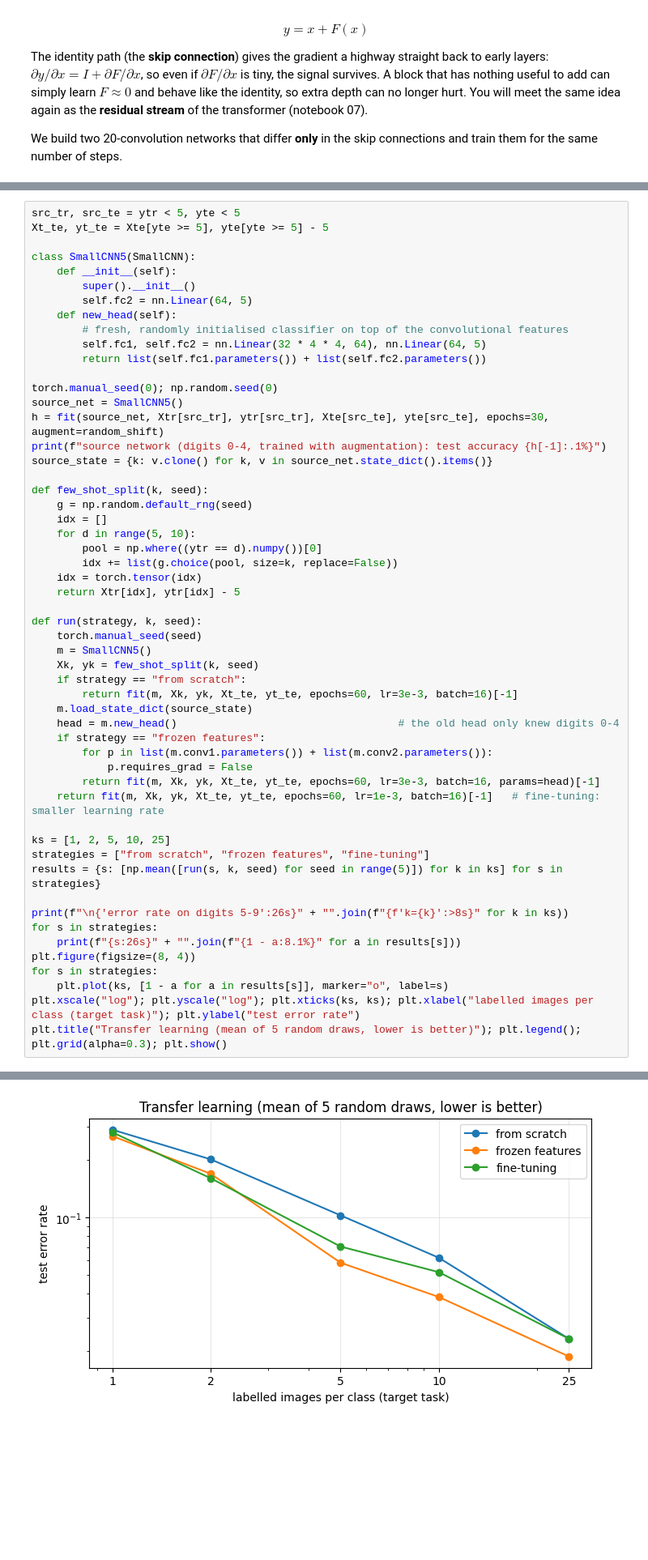
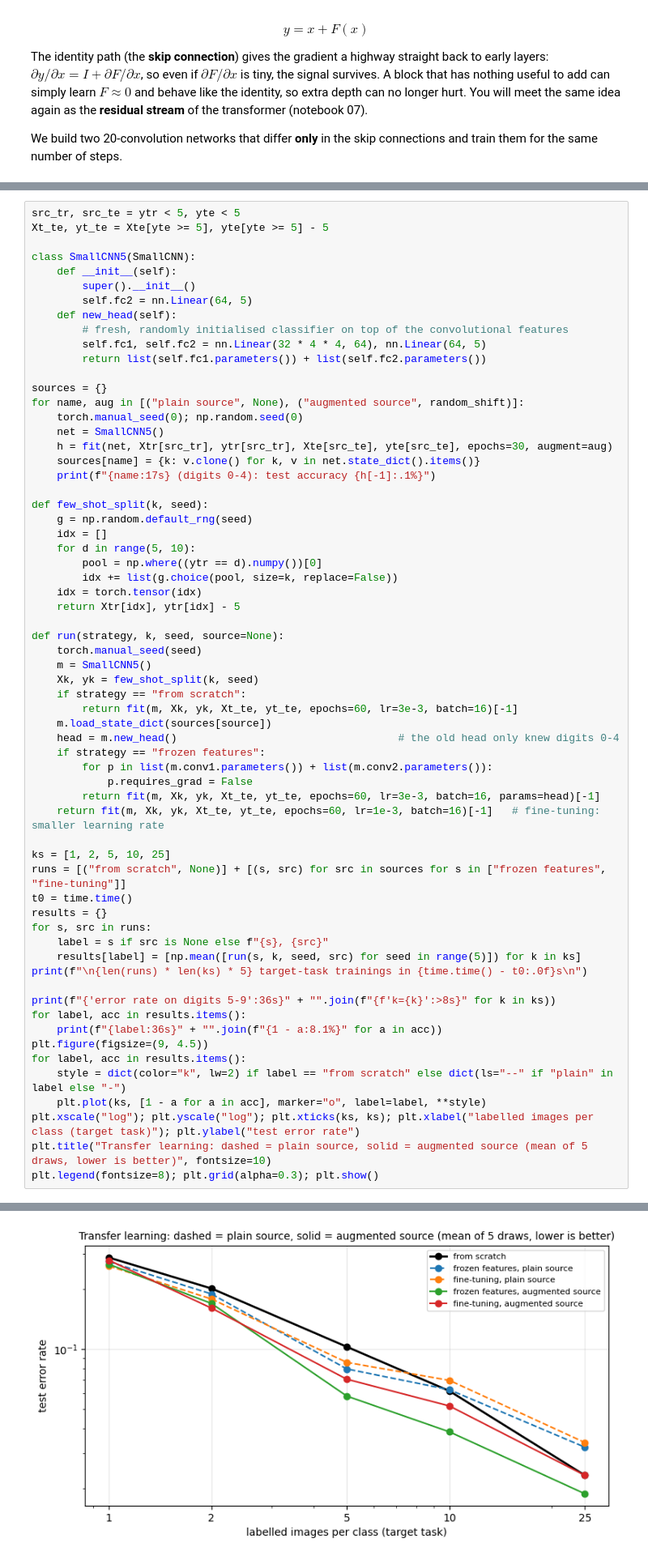
Before and after one commit to fborbon/academy, a Jupyter notebook: neural-networks/04_convolutional_networks.ipynb, the cells around one changed output, grey strips where cells are left out. Shown at 81% size. Saved outputs shown, nothing was run; the diff lists cells and outputs as text; blank space fills up the shorter version.

```diff
--- a/neural-networks/04_convolutional_networks.ipynb
+++ b/neural-networks/04_convolutional_networks.ipynb
@@ -368,11 +368,13 @@ class SmallCNN5(SmallCNN):
         self.fc1, self.fc2 = nn.Linear(32 * 4 * 4, 64), nn.Linear(64, 5)
         return list(self.fc1.parameters()) + list(self.fc2.parameters())
 
-torch.manual_seed(0); np.random.seed(0)
-source_net = SmallCNN5()
-h = fit(source_net, Xtr[src_tr], ytr[src_tr], Xte[src_te], yte[src_te], epochs=30, augment=random_shift)
-print(f"source network (digits 0-4, trained with augmentation): test accuracy {h[-1]:.1%}")
-source_state = {k: v.clone() for k, v in source_net.state_dict().items()}
+sources = {}
+for name, aug in [("plain source", None), ("augmented source", random_shift)]:
+    torch.manual_seed(0); np.random.seed(0)
+    net = SmallCNN5()
+    h = fit(net, Xtr[src_tr], ytr[src_tr], Xte[src_te], yte[src_te], epochs=30, augment=aug)
+    sources[name] = {k: v.clone() for k, v in net.state_dict().items()}
+    print(f"{name:17s} (digits 0-4): test accuracy {h[-1]:.1%}")
 
 def few_shot_split(k, seed):
     g = np.random.default_rng(seed)
@@ -383,13 +385,13 @@ def few_shot_split(k, seed):
     idx = torch.tensor(idx)
     return Xtr[idx], ytr[idx] - 5
 
-def run(strategy, k, seed):
+def run(strategy, k, seed, source=None):
     torch.manual_seed(seed)
     m = SmallCNN5()
     Xk, yk = few_shot_split(k, seed)
     if strategy == "from scratch":
         return fit(m, Xk, yk, Xt_te, yt_te, epochs=60, lr=3e-3, batch=16)[-1]
-    m.load_state_dict(source_state)
+    m.load_state_dict(sources[source])
     head = m.new_head()                                   # the old head only knew digits 0-4
     if strategy == "frozen features":
         for p in list(m.conv1.parameters()) + list(m.conv2.parameters()):
@@ -398,15 +400,22 @@ def run(strategy, k, seed):
     return fit(m, Xk, yk, Xt_te, yt_te, epochs=60, lr=1e-3, batch=16)[-1]   # fine-tuning: smaller learning rate
 
 ks = [1, 2, 5, 10, 25]
-strategies = ["from scratch", "frozen features", "fine-tuning"]
-results = {s: [np.mean([run(s, k, seed) for seed in range(5)]) for k in ks] for s in strategies}
+runs = [("from scratch", None)] + [(s, src) for src in sources for s in ["frozen features", "fine-tuning"]]
+t0 = time.time()
+results = {}
+for s, src in runs:
+    label = s if src is None else f"{s}, {src}"
+    results[label] = [np.mean([run(s, k, seed, src) for seed in range(5)]) for k in ks]
+print(f"\n{len(runs) * len(ks) * 5} target-task trainings in {time.time() - t0:.0f}s\n")
 
-print(f"\n{'error rate on digits 5-9':26s}" + "".join(f"{f'k={k}':>8s}" for k in ks))
-for s in strategies:
-    print(f"{s:26s}" + "".join(f"{1 - a:8.1%}" for a in results[s]))
-plt.figure(figsize=(8, 4))
-for s in strategies:
-    plt.plot(ks, [1 - a for a in results[s]], marker="o", label=s)
+print(f"{'error rate on digits 5-9':36s}" + "".join(f"{f'k={k}':>8s}" for k in ks))
+for label, acc in results.items():
+    print(f"{label:36s}" + "".join(f"{1 - a:8.1%}" for a in acc))
+plt.figure(figsize=(9, 4.5))
+for label, acc in results.items():
+    style = dict(color="k", lw=2) if label == "from scratch" else dict(ls="--" if "plain" in label else "-")
+    plt.plot(ks, [1 - a for a in acc], marker="o", label=label, **style)
 plt.xscale("log"); plt.yscale("log"); plt.xticks(ks, ks); plt.xlabel("labelled images per class (target task)"); plt.ylabel("test error rate")
-plt.title("Transfer learning (mean of 5 random draws, lower is better)"); plt.legend(); plt.grid(alpha=0.3); plt.show()
+plt.title("Transfer learning: dashed = plain source, solid = augmented source (mean of 5 draws, lower is better)", fontsize=10)
+plt.legend(fontsize=8); plt.grid(alpha=0.3); plt.show()
 # %% [output]
@@ -419 +433 @@ fine-tuning                  27.9%   16.1%    7.1%    5.2%    2.3%
-[figure, old version]
+[figure, new version]
```
Also changed, not shown: parts of 7 cells of this notebook, 1 other file.
